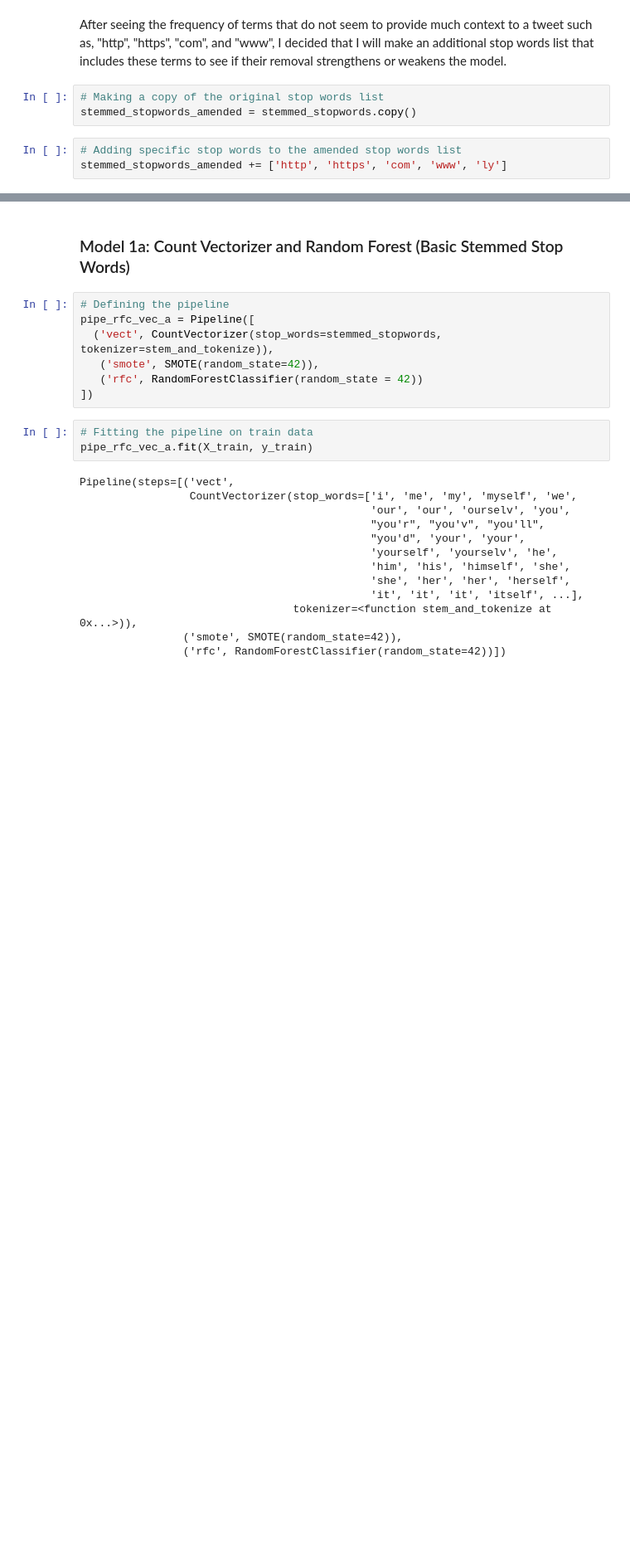
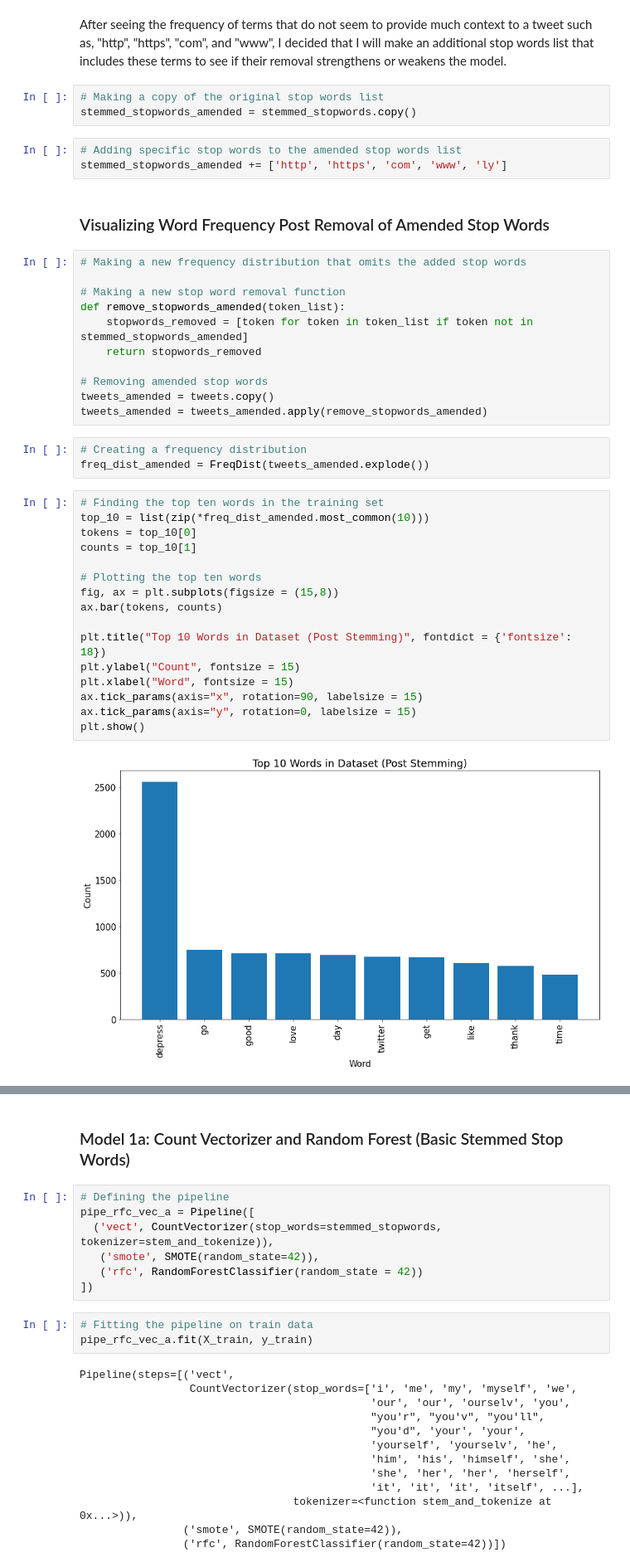
Before and after one commit to jordanate/depression-tweets-sentiment-analysis, a Jupyter notebook: sentiment-analysis-phase-4-project.ipynb, the cells around one changed output, grey strips where cells are left out. Shown at 83% size. Cells and saved outputs as stored; diff of their text form; blank space fills up the shorter version.

```diff
--- a/sentiment-analysis-phase-4-project.ipynb
+++ b/sentiment-analysis-phase-4-project.ipynb
@@ -283,3 +273,37 @@ stemmed_stopwords_amended = stemmed_stopwords.copy()
 # %%
 # Adding specific stop words to the amended stop words list
 stemmed_stopwords_amended += ['http', 'https', 'com', 'www', 'ly']
+# %% [markdown]
+### Visualizing Word Frequency Post Removal of Amended Stop Words
+# %%
+# Making a new frequency distribution that omits the added stop words
+
+# Making a new stop word removal function
+def remove_stopwords_amended(token_list):
+    stopwords_removed = [token for token in token_list if token not in stemmed_stopwords_amended]
+    return stopwords_removed
+
+# Removing amended stop words
+tweets_amended = tweets.copy()
+tweets_amended = tweets_amended.apply(remove_stopwords_amended)
+# %%
+# Creating a frequency distribution
+freq_dist_amended = FreqDist(tweets_amended.explode())
+# %%
+# Finding the top ten words in the training set
+top_10 = list(zip(*freq_dist_amended.most_common(10)))
+tokens = top_10[0]
+counts = top_10[1]
+
+# Plotting the top ten words
+fig, ax = plt.subplots(figsize = (15,8))
+ax.bar(tokens, counts)
+
+plt.title("Top 10 Words in Dataset (Post Stemming)", fontdict = {'fontsize': 18})
+plt.ylabel("Count", fontsize = 15)
+plt.xlabel("Word", fontsize = 15)
+ax.tick_params(axis="x", rotation=90, labelsize = 15)
+ax.tick_params(axis="y", rotation=0, labelsize = 15)
+plt.show()
+# %% [output]
+[figure, added]
```
Also changed, not shown: parts of 17 cells of this notebook, 1 other file.
